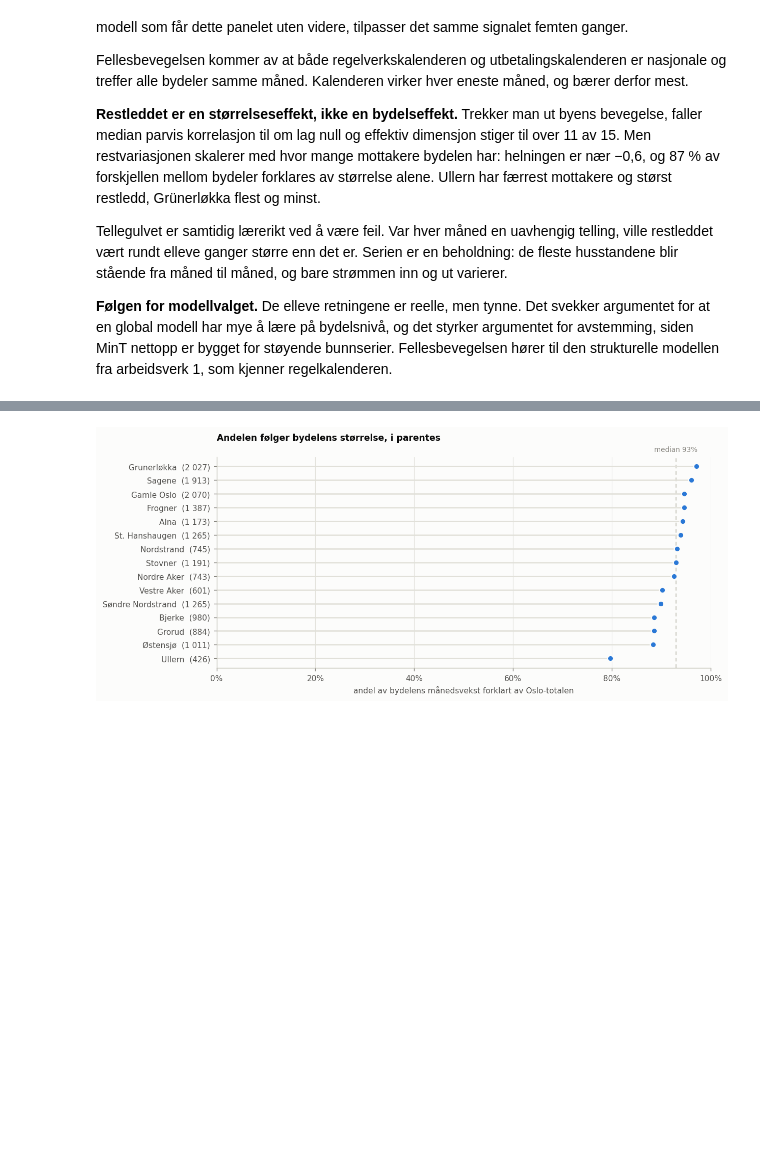
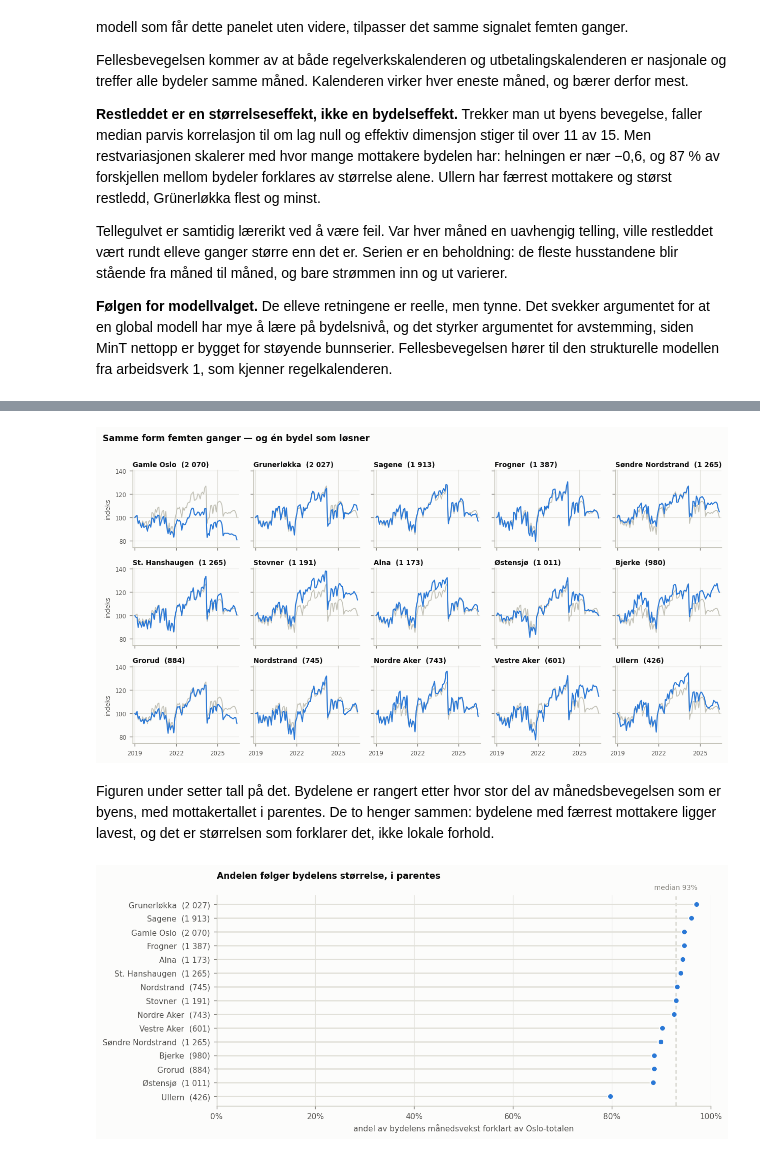
Before and after one commit to Torcode/bostotte-oslo, a Jupyter notebook: notebooks/bostotte_01_grunnlag.ipynb, the cells around one changed output, grey strips where cells are left out. Cells and saved outputs as stored; diff of their text form; code cells hidden in the pictures; blank space fills up the shorter version.

```diff
--- a/notebooks/bostotte_01_grunnlag.ipynb
+++ b/notebooks/bostotte_01_grunnlag.ipynb
@@ -681,3 +707,33 @@ som kjenner regelkalenderen.
+# %%
+import matplotlib.dates as mdates
+
+B19 = (B / B.loc["2019-01-01"] * 100).loc["2019":]
+O19 = (oslo_v.set_index("dato")["ant_husstander_termin"]
+       .pipe(lambda x: x / x.loc[pd.Timestamp("2019-01-01")] * 100).loc["2019":])
+rekke = n.sort_values(ascending=False).index          # størst først
+
+fig, akser = plt.subplots(3, 5, figsize=(9.6, 5.0), sharex=True, sharey=True)
+for ax, kode in zip(akser.ravel(), rekke):
+    ax.plot(O19.index, O19.values, color=BASIS, lw=1.0, zorder=1)
+    ax.plot(B19.index, B19[kode].values, color=SERIE[0], lw=1.2, zorder=2)
+    ax.set_title(f"{navn[kode]}  ({n[kode]:,.0f})".replace(",", HARDT),
+                 fontsize=7.5, pad=3)
+    ax.tick_params(labelsize=6.5)
+    ax.margins(x=0.02)
+    ax.xaxis.set_major_locator(mdates.YearLocator(3))
+    ax.xaxis.set_major_formatter(mdates.DateFormatter("%Y"))
+for ax in akser[:, 0]:
+    ax.set_ylabel("indeks", fontsize=7)
+fig.suptitle("Samme form femten ganger — og én bydel som løsner",
+             x=0.01, ha="left", fontsize=9.5, fontweight="semibold", y=1.005)
+fig.tight_layout(); plt.show()
+# %% [output]
+[figure, added]
+# %% [markdown]
+Figuren under setter tall på det. Bydelene er rangert etter hvor stor del av
+månedsbevegelsen som er byens, med mottakertallet i parentes. De to henger sammen:
+bydelene med færrest mottakere ligger lavest, og det er størrelsen som forklarer
+det, ikke lokale forhold.
 # %%
 d = r2.sort_values()
 fig, ax = plt.subplots(figsize=(9.6, 4.2))
```
Also changed, not shown: parts of 7 cells of this notebook.
